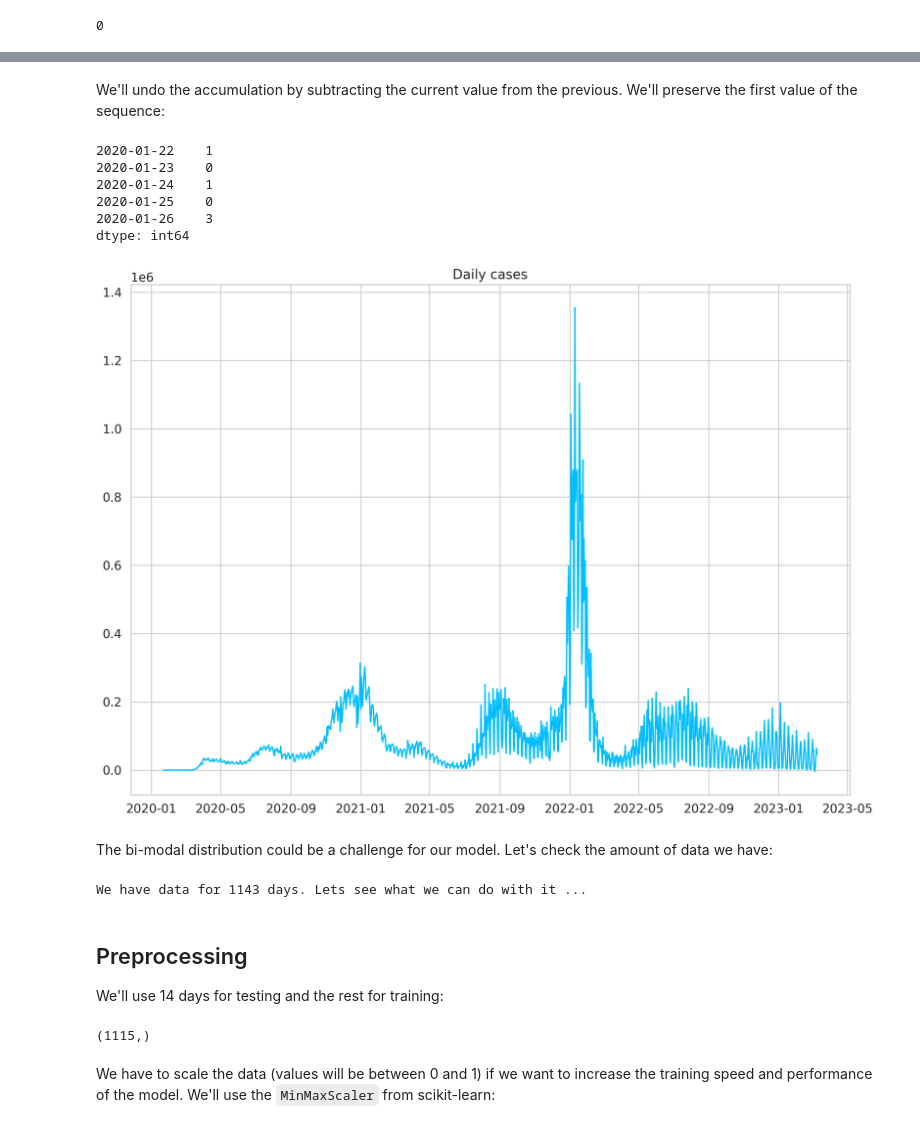
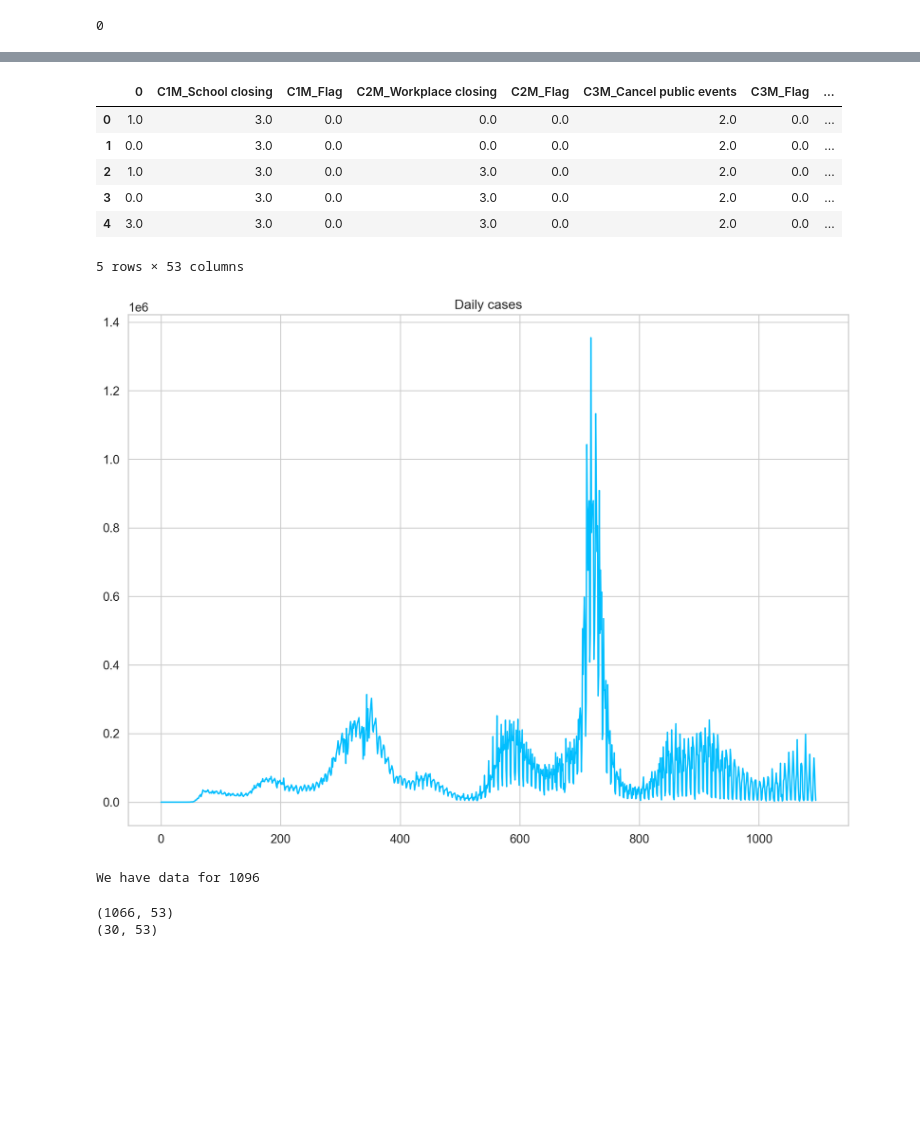
Before and after one commit to stampliu/7102GP, a Jupyter notebook: covid-forecasting/notebooks/time-series-covid-19.ipynb, the cells around one changed output, grey strips where cells are left out. Cells and saved outputs as stored; diff of their text form; code cells hidden in the pictures; blank space fills up the shorter version.

```diff
--- a/covid-forecasting/notebooks/time-series-covid-19.ipynb
+++ b/covid-forecasting/notebooks/time-series-covid-19.ipynb
@@ -90,0 +35,3 @@ Let's load the data and have a peek:
+# %%
+df2 = pd.read_csv('../data/OxCGRT_USA_latest.csv')
+df2.head()
@@ -90,0 +46,14 @@ Let's load the data and have a peek:
+# %%
+#df2 = df2['CountryName' == 'United States']
+df2 = df2[df2['CountryName'] == 'United States']
+df2 = df2[df2['Jurisdiction'] == 'NAT_TOTAL']
+print(df2.shape)
+
+# remove some columns V2B_Vaccine age eligibility/availability age floor (general population summary)
+df2 = df2.drop(['CountryName', 'CountryCode', 'RegionName', 'RegionCode', 'Jurisdiction', 'Date'], axis=1)
+df2 = df2.drop(['V2B_Vaccine age eligibility/availability age floor (general population summary)','V2C_Vaccine age eligibility/availability age floor (at risk summary)','MajorityVaccinated'], axis=1)
+
+
+df2 = df2.iloc[76:, :]
+df2 = df2.reset_index(drop=True)
+df2.head()
@@ -128,5 +95,15 @@ Everything seems to be in place. Let's sum all rows, so we get the cumulative da
 # %%
 daily_cases = df.sum(axis=0)
+
 daily_cases.index = pd.to_datetime(daily_cases.index)
+daily_cases = daily_cases[:-47]
+daily_cases.reset_index(drop=True, inplace=True)
+
+
+
+#df2.index = pd.to_datetime(df2.index)
+daily_cases = pd.concat([daily_cases, df2], axis=1)
+# replace Nan with 0
+daily_cases = daily_cases.fillna(0)
 daily_cases.head()
 # %% [output]
@@ -144,42 +122,40 @@ plt.title("Cumulative daily cases");
-# %% [markdown]
-We'll undo the accumulation by subtracting the current value from the previous. We'll preserve the first value of the sequence:
 # %%
-daily_cases = daily_cases.diff().fillna(daily_cases[0]).astype(np.int64)
+daily_cases[0] = daily_cases[0].diff().fillna(daily_cases[0])
+
+daily_cases.astype(np.float32)
 daily_cases.head()
 # %% [output]
+|  | 0 | C1M_School closing | C1M_Flag | C2M_Workplace closing | C2M_Flag | C3M_Cancel public events | C3M_Flag | ... |
+| 0 | 1.0 | 3.0 | 0.0 | 0.0 | 0.0 | 2.0 | 0.0 | ... |
+| 1 | 0.0 | 3.0 | 0.0 | 0.0 | 0.0 | 2.0 | 0.0 | ... |
+| 2 | 1.0 | 3.0 | 0.0 | 3.0 | 0.0 | 2.0 | 0.0 | ... |
+| 3 | 0.0 | 3.0 | 0.0 | 3.0 | 0.0 | 2.0 | 0.0 | ... |
+| 4 | 3.0 | 3.0 | 0.0 | 3.0 | 0.0 | 2.0 | 0.0 | ... |
-2020-01-22    1
-2020-01-23    0
-2020-01-24    1
-2020-01-25    0
-2020-01-26    3
-dtype: int64
+5 rows × 53 columns
 # %%
-plt.plot(daily_cases)
+plt.plot(daily_cases[0])
 plt.title("Daily cases");
 # %% [output]
-[figure, old version]
+[figure, new version]
-# %% [markdown]
-The bi-modal distribution could be a challenge for our model. Let's check the amount of data we have:
 # %%
 days = daily_cases.shape[0]
 
-print('We have data for ' + str(days) + ' days. Lets see what we can do with it ...')
+print('We have data for ' + str(days))
 # %% [output]
-We have data for 1143 days. Lets see what we can do with it ...
+We have data for 1096
-# %% [markdown]
-## Preprocessing
-
-We'll use 14 days for testing and the rest for training:
 # %%
-test_data_size = 28
+test_data_size = 30
 
 train_data = daily_cases[:-test_data_size]
 test_data = daily_cases[-test_data_size:]
 
-train_data.shape
+train_data = train_data.reset_index(drop=True)
+test_data = test_data.reset_index(drop=True)
+
+print(train_data.shape)
+print(test_data.shape)
 # %% [output]
-(1115,)
+(1066, 53)
+(30, 53)
-# %% [markdown]
-We have to scale the data (values will be between 0 and 1) if we want to increase the training speed and performance of the model. We'll use the `MinMaxScaler` from scikit-learn:
 # %%
 scaler = MinMaxScaler()
```
Also changed, not shown: parts of 57 cells of this notebook.
